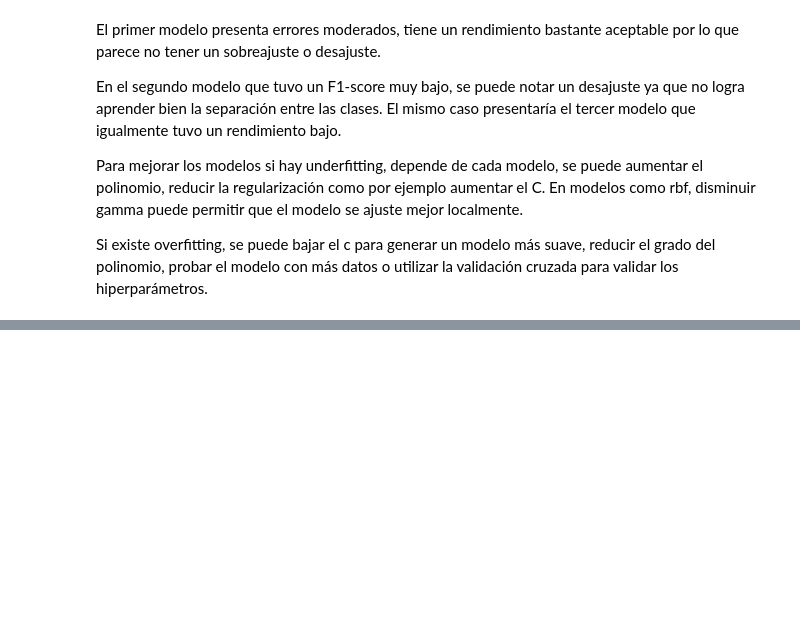
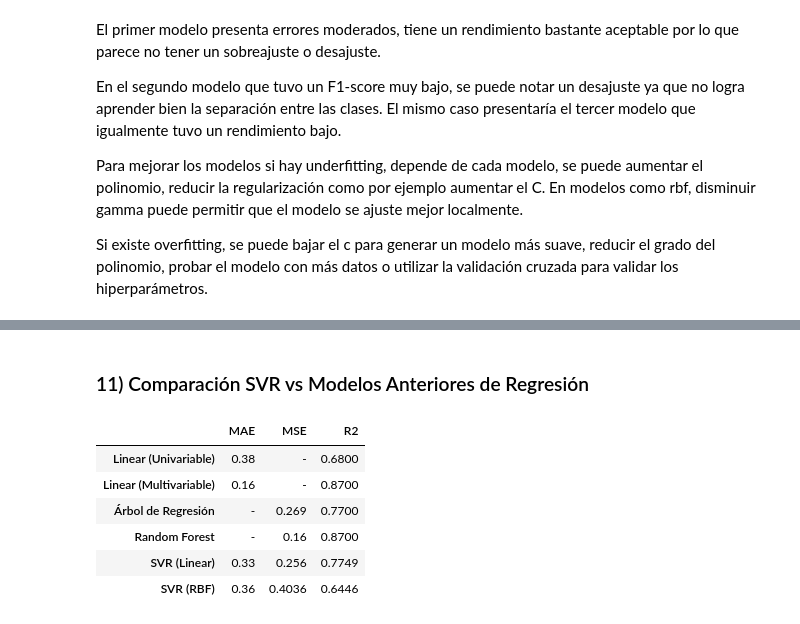
Before and after one commit to HanseLopez99/Support-Vector-Machine-Data-Mining, a Jupyter notebook: proyecto2.ipynb, the cells around one changed output, grey strips where cells are left out. Cells and saved outputs as stored; diff of their text form; code cells hidden in the pictures; blank space fills up the shorter version.

```diff
--- a/proyecto2.ipynb
+++ b/proyecto2.ipynb
@@ -2839,0 +3016,27 @@ Si existe overfitting, se puede bajar el c para generar un modelo más suave, re
+# %% [markdown]
+### 11) Comparación SVR vs Modelos Anteriores de Regresión
+# %%
+# Resultados de comparación de regresión
+resultados_regresion = {
+    'Linear (Univariable)': (0.38, '-', 0.68),
+    'Linear (Multivariable)': (0.16, '-', 0.87),
+    'Árbol de Regresión': ('-', 0.269, 0.77),
+    'Random Forest': ('-', 0.16, 0.87),
+    'SVR (Linear)': (0.33, 0.256, 0.7749),
+    'SVR (RBF)': (0.36, 0.4036, 0.6446)
+}
+
+df_regresion = pd.DataFrame.from_dict(
+    resultados_regresion,
+    orient='index',
+    columns=['MAE', 'MSE', 'R2']
+)
+display(df_regresion)
+# %% [output]
+|  | MAE | MSE | R2 |
+| Linear (Univariable) | 0.38 | - | 0.6800 |
+| Linear (Multivariable) | 0.16 | - | 0.8700 |
+| Árbol de Regresión | - | 0.269 | 0.7700 |
+| Random Forest | - | 0.16 | 0.8700 |
+| SVR (Linear) | 0.33 | 0.256 | 0.7749 |
+| SVR (RBF) | 0.36 | 0.4036 | 0.6446 |
```
Also changed, not shown: parts of 6 cells of this notebook, 1 other file.
